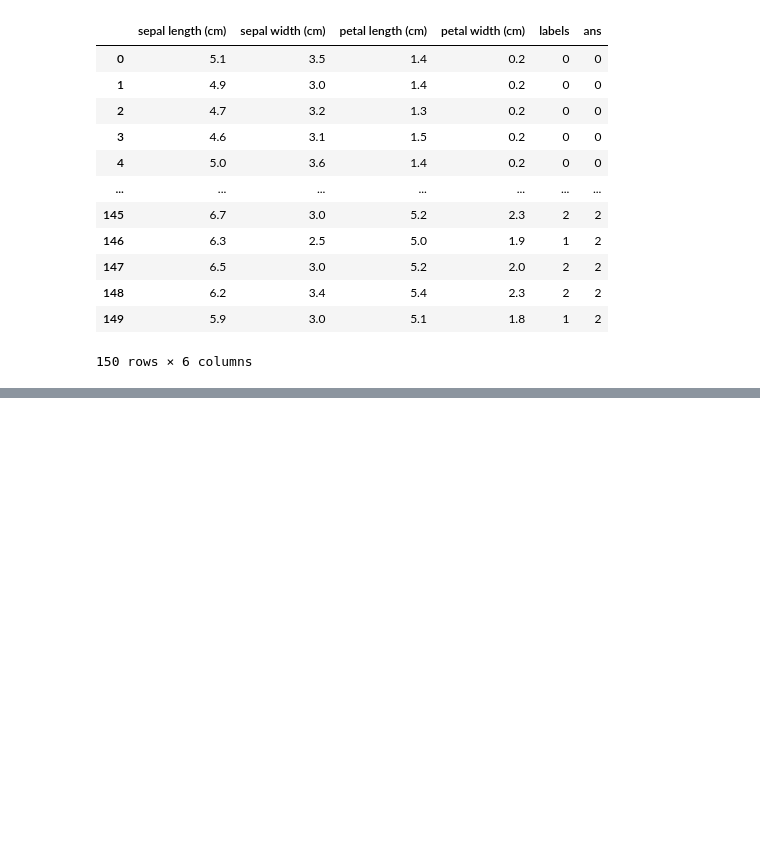
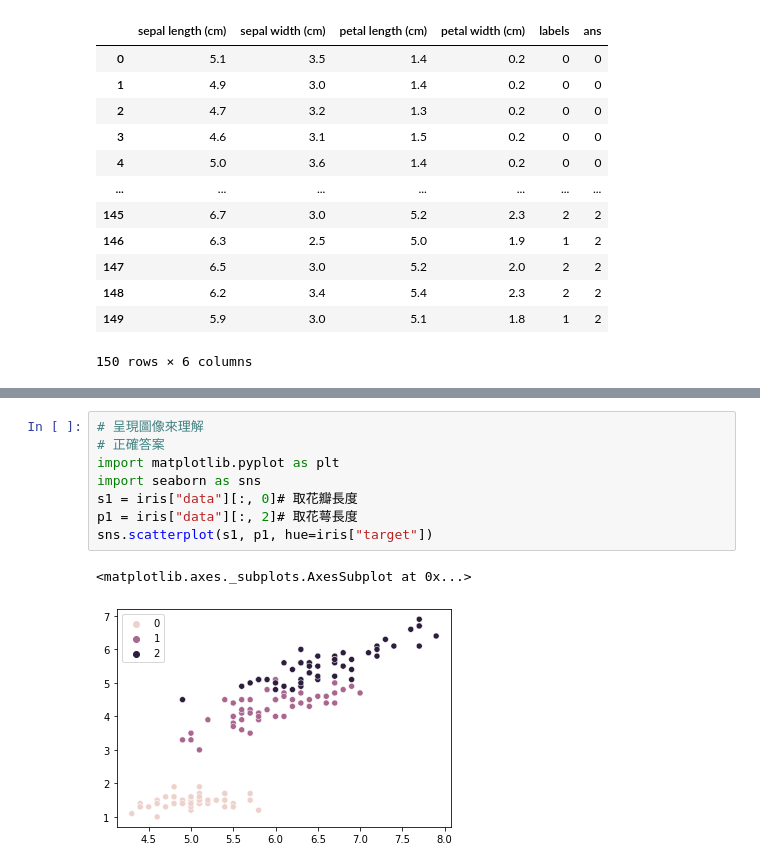
Before and after one commit to yihong1011/TibameML, a Jupyter notebook: cluster.ipynb, the cells around one changed output, grey strips where cells are left out. Cells and saved outputs as stored; diff of their text form; blank space fills up the shorter version.

```diff
--- a/cluster.ipynb
+++ b/cluster.ipynb
@@ -51,0 +80,11 @@ df
+# %%
+# 呈現圖像來理解
+# 正確答案
+import matplotlib.pyplot as plt
+import seaborn as sns
+s1 = iris["data"][:, 0]# 取花瓣長度
+p1 = iris["data"][:, 2]# 取花萼長度
+sns.scatterplot(s1, p1, hue=iris["target"])
+# %% [output]
+<matplotlib.axes._subplots.AxesSubplot at 0x...>
+[figure, added]
```
Also changed, not shown: parts of 2 cells of this notebook.
